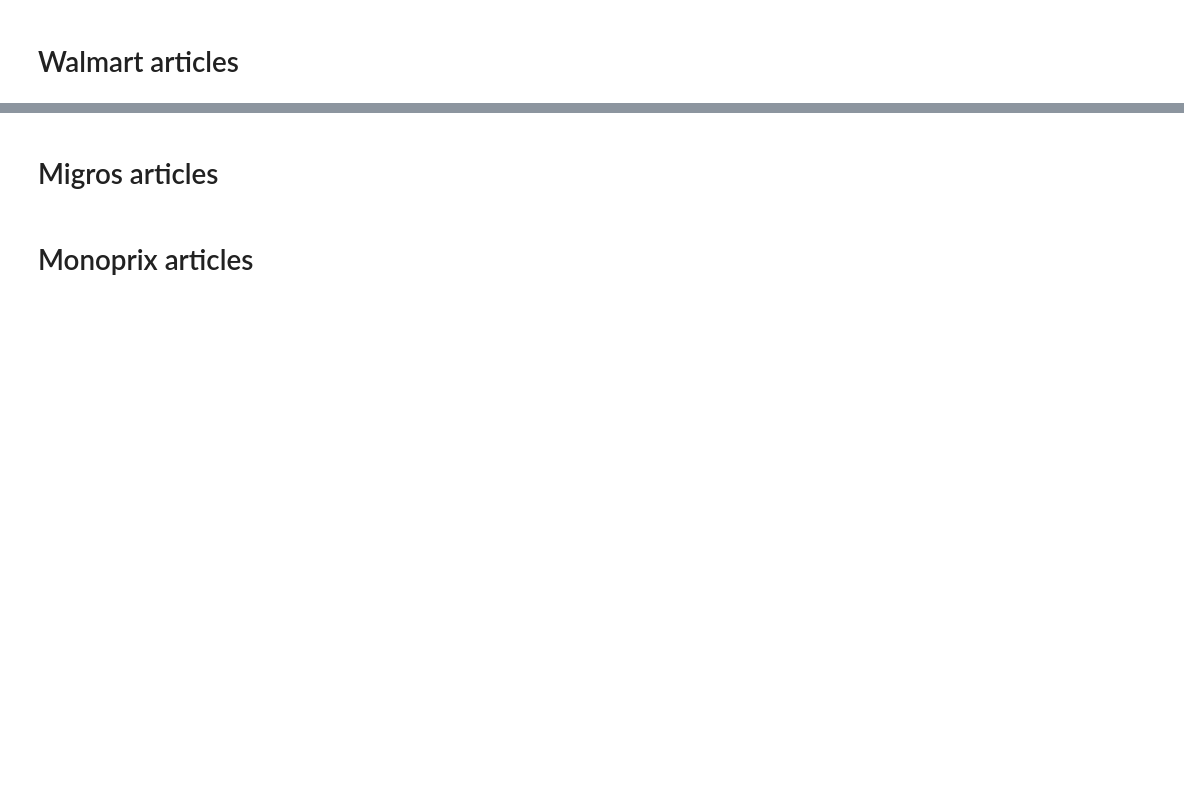
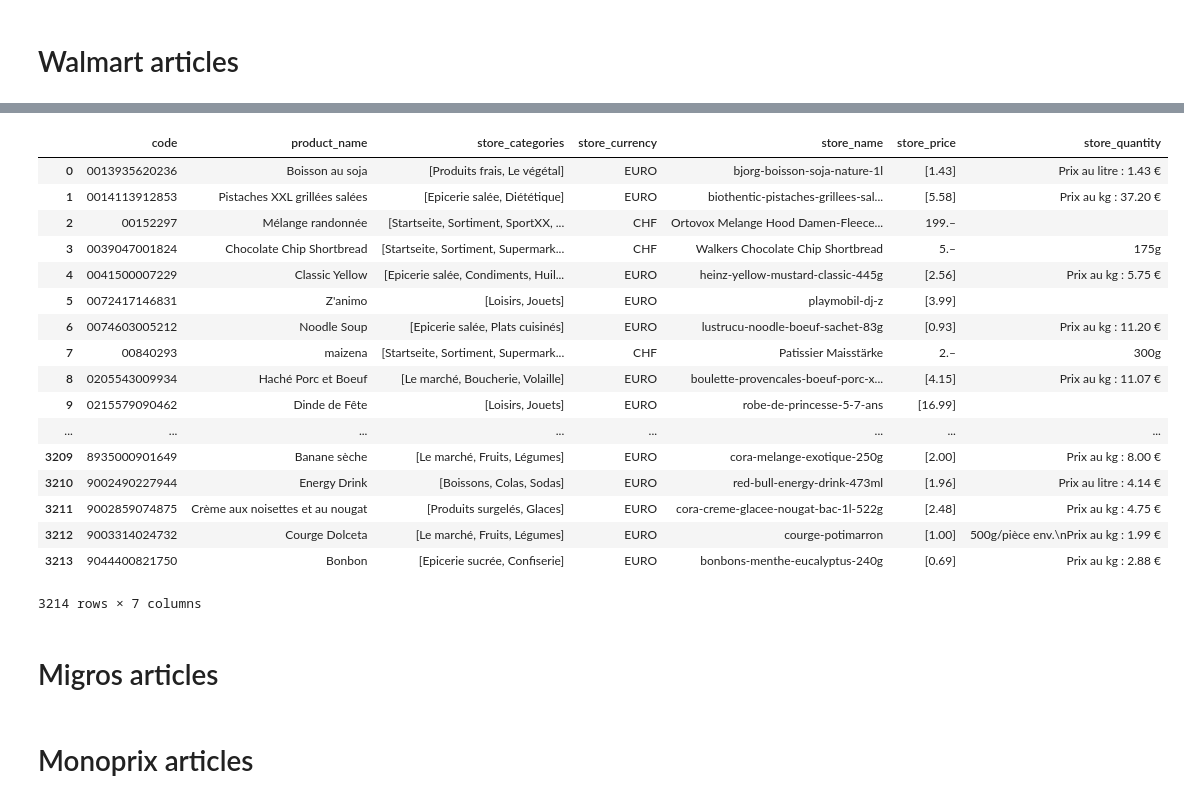
Before and after one commit to RedHotDataProject/Project_ADA, a Jupyter notebook: web_crawler/Crawled_data_cleansing.ipynb, the cells around one changed output, grey strips where cells are left out. Cells and saved outputs as stored; diff of their text form; code cells hidden in the pictures; blank space fills up the shorter version.

```diff
--- a/web_crawler/Crawled_data_cleansing.ipynb
+++ b/web_crawler/Crawled_data_cleansing.ipynb
@@ -51,2 +29,23 @@ ValueError: Mixing dicts with non-Series may lead to ambiguous ordering.
+# %%
+walmart_products
+# %% [output]
+|  | code | product_name | store_categories | store_currency | store_name | store_price | store_quantity |
+| 0 | 0013935620236 | Boisson au soja | [Produits frais, Le végétal] | EURO | bjorg-boisson-soja-nature-1l | [1.43] | Prix au litre : 1.43 € |
+| 1 | 0014113912853 | Pistaches XXL grillées salées | [Epicerie salée, Diététique] | EURO | biothentic-pistaches-grillees-sal... | [5.58] | Prix au kg : 37.20 € |
+| 2 | 00152297 | Mélange randonnée | [Startseite, Sortiment, SportXX, ... | CHF | Ortovox Melange Hood Damen-Fleece... | 199.– |  |
+| 3 | 0039047001824 | Chocolate Chip Shortbread | [Startseite, Sortiment, Supermark... | CHF | Walkers Chocolate Chip Shortbread | 5.– | 175g |
+| 4 | 0041500007229 | Classic Yellow | [Epicerie salée, Condiments, Huil... | EURO | heinz-yellow-mustard-classic-445g | [2.56] | Prix au kg : 5.75 € |
+| 5 | 0072417146831 | Z'animo | [Loisirs, Jouets] | EURO | playmobil-dj-z | [3.99] |  |
+| 6 | 0074603005212 | Noodle Soup | [Epicerie salée, Plats cuisinés] | EURO | lustrucu-noodle-boeuf-sachet-83g | [0.93] | Prix au kg : 11.20 € |
+| 7 | 00840293 | maizena | [Startseite, Sortiment, Supermark... | CHF | Patissier Maisstärke | 2.– | 300g |
+| 8 | 0205543009934 | Haché Porc et Boeuf | [Le marché, Boucherie, Volaille] | EURO | boulette-provencales-boeuf-porc-x... | [4.15] | Prix au kg : 11.07 € |
+| 9 | 0215579090462 | Dinde de Fête | [Loisirs, Jouets] | EURO | robe-de-princesse-5-7-ans | [16.99] |  |
+| ... | ... | ... | ... | ... | ... | ... | ... |
+| 3209 | 8935000901649 | Banane sèche | [Le marché, Fruits, Légumes] | EURO | cora-melange-exotique-250g | [2.00] | Prix au kg : 8.00 € |
+| 3210 | 9002490227944 | Energy Drink | [Boissons, Colas, Sodas] | EURO | red-bull-energy-drink-473ml | [1.96] | Prix au litre : 4.14 € |
+| 3211 | 9002859074875 | Crème aux noisettes et au nougat | [Produits surgelés, Glaces] | EURO | cora-creme-glacee-nougat-bac-1l-522g | [2.48] | Prix au kg : 4.75 € |
+| 3212 | 9003314024732 | Courge Dolceta | [Le marché, Fruits, Légumes] | EURO | courge-potimarron | [1.00] | 500g/pièce env.\nPrix au kg : 1.99 € |
+| 3213 | 9044400821750 | Bonbon | [Epicerie sucrée, Confiserie] | EURO | bonbons-menthe-eucalyptus-240g | [0.69] | Prix au kg : 2.88 € |
+3214 rows × 7 columns
 # %% [markdown]
 # Migros articles
```
Also changed, not shown: parts of 7 cells of this notebook, 5 other files.
